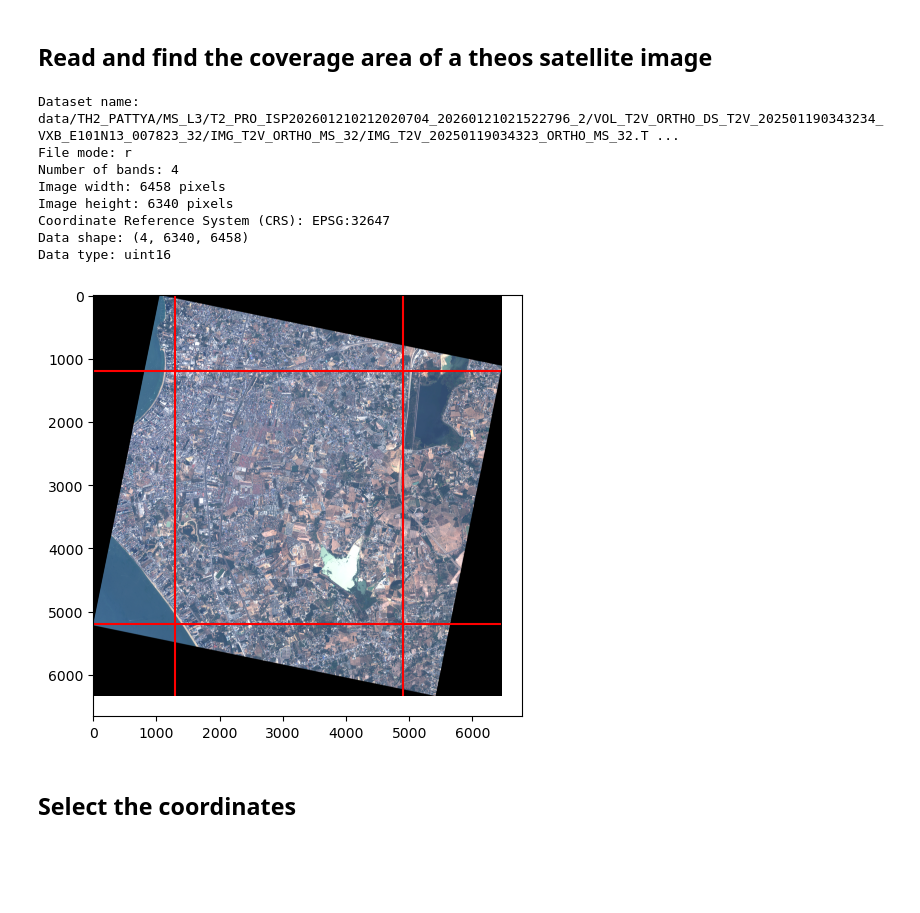
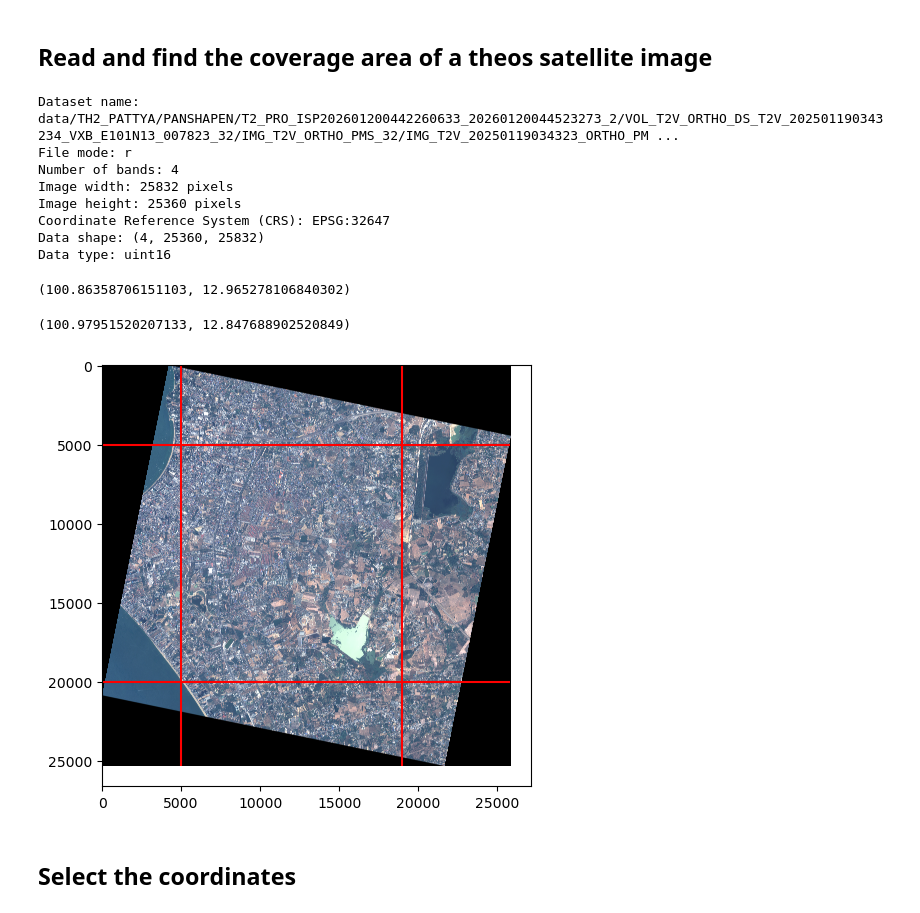
Before and after one commit to GenAI-CUEE/GeoAnnotation, a Jupyter notebook: Tutorial_4_cliping_satellite.ipynb, the cells around one changed output. Drawn from its saved outputs; the diff is of its cells as text; code cells hidden in the pictures; blank space fills up the shorter version.

```diff
--- a/Tutorial_4_cliping_satellite.ipynb
+++ b/Tutorial_4_cliping_satellite.ipynb
@@ -18,15 +18,15 @@ import matplotlib.pyplot as plt
 # %% [markdown]
 ## Read and find the coverage area of a theos satellite image
 # %%
-theos_image_file = os.path.join("data","TH2_PATTYA","MS_L3", "T2_PRO_ISP202601210212020704_20260121021522796_2", "VOL_T2V_ORTHO_DS_T2V_202501190343234_VXB_E101N13_007823_32", "IMG_T2V_ORTHO_MS_32", "IMG_T2V_20250119034323_ORTHO_MS_32.TIF")
-thoes_Profile = Raster_profile(theos_image_file)
+theos_image_file = os.path.join("data/TH2_PATTYA/PANSHAPEN/T2_PRO_ISP202601200442260633_20260120044523273_2/VOL_T2V_ORTHO_DS_T2V_202501190343234_VXB_E101N13_007823_32/IMG_T2V_ORTHO_PMS_32", "IMG_T2V_20250119034323_ORTHO_PMS_32.TIF")
+theos_Profile = Raster_profile(theos_image_file)
 # %% [output]
-Dataset name: data/TH2_PATTYA/MS_L3/T2_PRO_ISP202601210212020704_20260121021522796_2/VOL_T2V_ORTHO_DS_T2V_202501190343234_VXB_E101N13_007823_32/IMG_T2V_ORTHO_MS_32/IMG_T2V_20250119034323_ORTHO_MS_32.T ...
+Dataset name: data/TH2_PATTYA/PANSHAPEN/T2_PRO_ISP202601200442260633_20260120044523273_2/VOL_T2V_ORTHO_DS_T2V_202501190343234_VXB_E101N13_007823_32/IMG_T2V_ORTHO_PMS_32/IMG_T2V_20250119034323_ORTHO_PM ...
 File mode: r
 Number of bands: 4
-Image width: 6458 pixels
-Image height: 6340 pixels
+Image width: 25832 pixels
+Image height: 25360 pixels
 Coordinate Reference System (CRS): EPSG:32647
-Data shape: (4, 6340, 6458)
+Data shape: (4, 25360, 25832)
 Data type: uint16
 # %%
@@ -34 +34,5 @@ long_start, lat_start= thoes_Profile.get_longlat_from_image_pixels(0, 0, crs_dst
+# %%
+(long_start, lat_start)
+# %% [output]
+(100.86358706151103, 12.965278106840302)
 # %%
@@ -36,18 +40,22 @@ long_end, lat_end = thoes_Profile.get_longlat_from_image_pixels(6458, 6340, crs_
+# %%
+(long_end, lat_end)
+# %% [output]
+(100.97951520207133, 12.847688902520849)
 # %%
-raster = thoes_Profile.raster
-raster_HWC = thoes_Profile.convert_CHW_to_HWC(raster)
+raster = theos_Profile.raster
+raster_HWC = theos_Profile.convert_CHW_to_HWC(raster)
 raster_HWC = raster_HWC[:,:,:3]
-raster_HWC = thoes_Profile.image_enhancement(raster_HWC)
+raster_HWC = theos_Profile.image_enhancement(raster_HWC)
 # %%
 plt.imshow(raster_HWC)
-plt.hlines(y=1200, xmin=0, xmax=6458, colors="r")
-plt.hlines(y=5200, xmin=0, xmax=6458, colors="r")
-plt.vlines(x=1300, ymin=0, ymax=6340, colors="r")
-plt.vlines(x=4900, ymin=0, ymax=6340, colors="r")
+plt.hlines(y=5000, xmin=0, xmax=25832, colors="r")
+plt.hlines(y=20000, xmin=0, xmax=25832, colors="r")
+plt.vlines(x=5000, ymin=0, ymax=25360, colors="r")
+plt.vlines(x=19000, ymin=0, ymax=25360, colors="r")
 plt.tight_layout()
 plt.savefig("satellite_area_selection.png")
 # %% [output]
-[figure, old version]
+[figure, new version]
 # %% [markdown]
 ## Select the coordinates
 # %%
```
Also changed, not shown: parts of 7 cells of this notebook, 7 other files.
